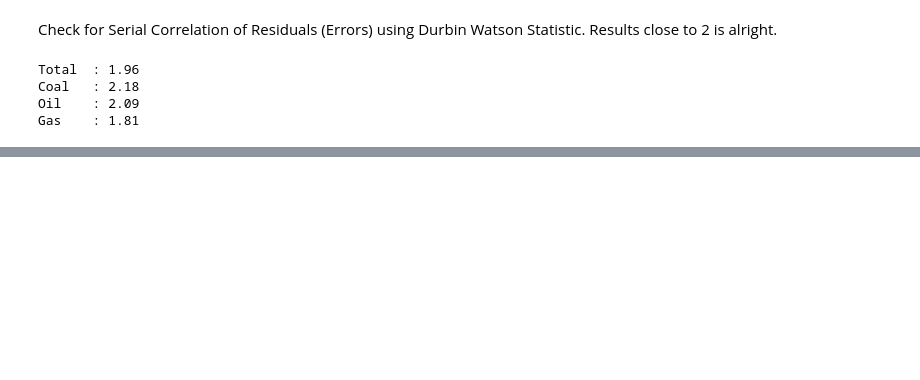
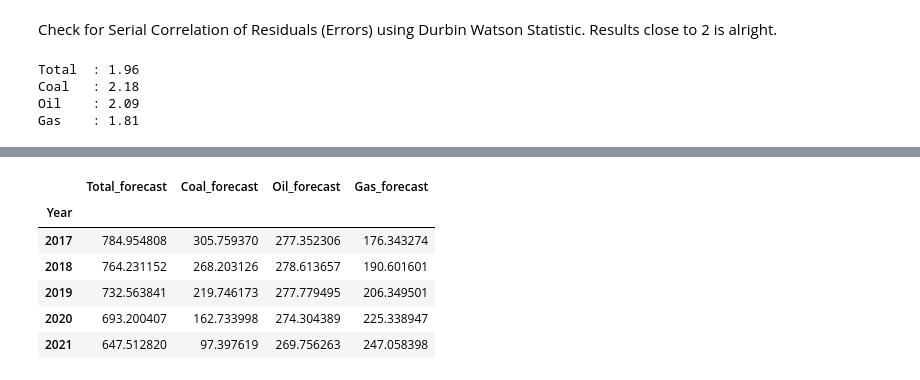
Before and after one commit to danilogiarlini/Global-CO2-Emission-Forecasting, a Jupyter notebook: arima_model.ipynb, the cells around one changed output, grey strips where cells are left out. Saved outputs shown, nothing was run; the diff lists cells and outputs as text; code cells hidden in the pictures; blank space fills up the shorter version.

```diff
--- a/arima_model.ipynb
+++ b/arima_model.ipynb
@@ -347,0 +411,11 @@ Gas    : 1.81
+# %%
+df_results = invert_transformation(df_train, df_forecast, second_diff=True)
+df_results.loc[:, ['Total_forecast', 'Coal_forecast', 'Oil_forecast','Gas_forecast']]
+# %% [output]
+|  | Total_forecast | Coal_forecast | Oil_forecast | Gas_forecast |
+| Year |  |  |  |  |
+| 2017 | 784.954808 | 305.759370 | 277.352306 | 176.343274 |
+| 2018 | 764.231152 | 268.203126 | 278.613657 | 190.601601 |
+| 2019 | 732.563841 | 219.746173 | 277.779495 | 206.349501 |
+| 2020 | 693.200407 | 162.733998 | 274.304389 | 225.338947 |
+| 2021 | 647.512820 | 97.397619 | 269.756263 | 247.058398 |
```
Also changed, not shown: parts of 12 cells of this notebook.
